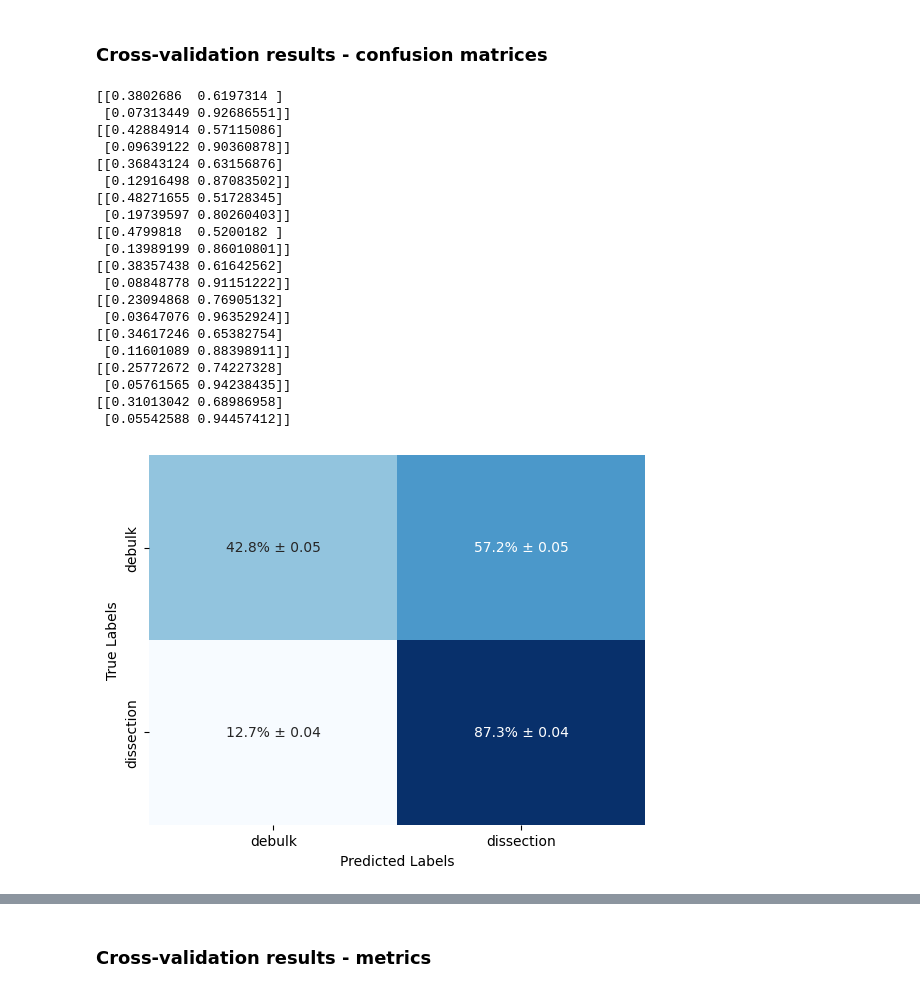
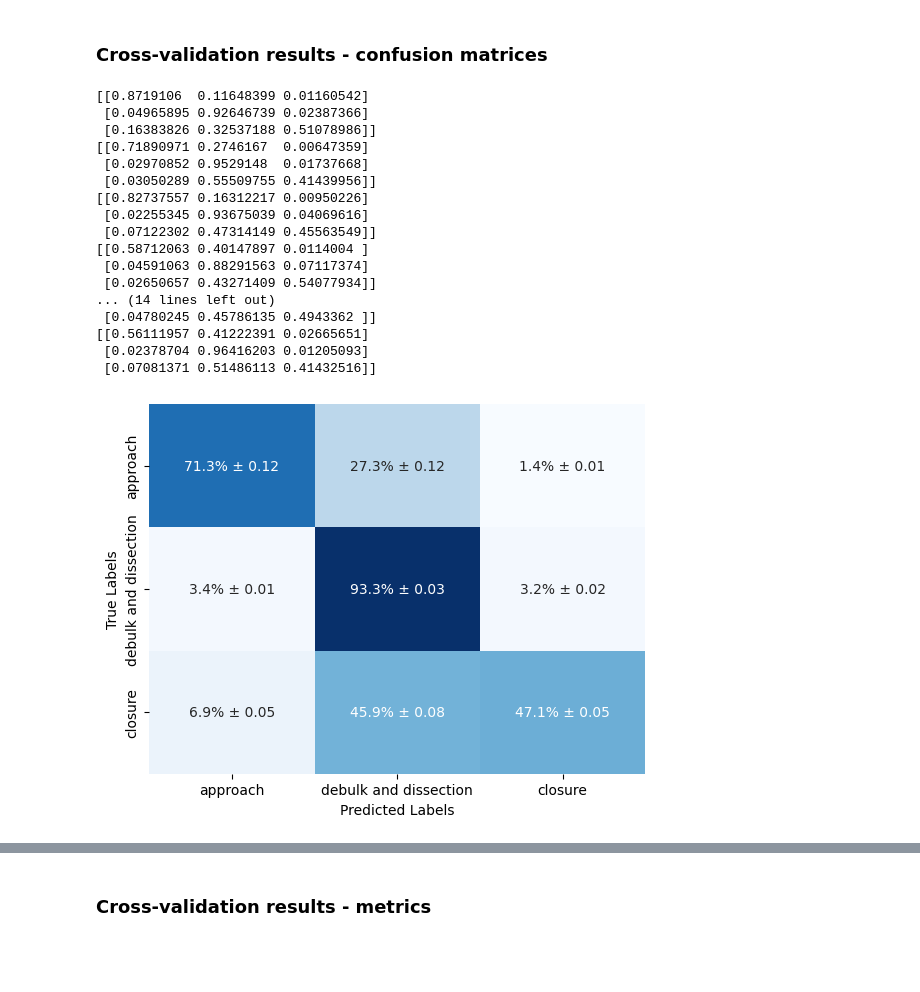
Before and after one commit to Dduva/SurgicalWorkflowProject, a Jupyter notebook: data_analysis/documentation_plotting.ipynb, the cells around one changed output, grey strips where cells are left out. Cells and saved outputs as stored; diff of their text form; code cells hidden in the pictures; blank space fills up the shorter version.

```diff
--- a/data_analysis/documentation_plotting.ipynb
+++ b/data_analysis/documentation_plotting.ipynb
@@ -375,9 +384,14 @@ folder_name_sets = [
                 # 'rLSTM_batch5_intprop_ear_1fp250_fold3',
                 # 'rLSTM_batch5_intprop_ear_1fp250_fold4',
                 # 'rLSTM_batch5_intprop_ear_1fp250_fold5']
-                 ['new_network_inv_weights_refl_1fps_250_comb',
-                  'new_network_inv_weights_refl_1fps_250_comb_2',
-                  'new_network_inv_weights_refl_1fps_250_comb_3',
-                  'new_network_inv_weights_refl_1fps_250_comb_4',
-                  'new_network_inv_weights_refl_1fps_250_comb_5']
+                 # ['new_network_inv_weights_refl_1fps_250_comb_1',
+                 #  'new_network_inv_weights_refl_1fps_250_comb_2',
+                 #  'new_network_inv_weights_refl_1fps_250_comb_3',
+                 #  'new_network_inv_weights_refl_1fps_250_comb_4',
+                 #  'new_network_inv_weights_refl_1fps_250_comb_5'],
+                  # ['new_network_inv_weights_refl_1fps_250_phase_fold1',
+                  # 'new_network_inv_weights_refl_1fps_250_phase_fold2',
+                  # 'new_network_inv_weights_refl_1fps_250_phase_fold3',
+                  # 'new_network_inv_weights_refl_1fps_250_phase_fold4',
+                  # 'new_network_inv_weights_refl_1fps_250_phase_fold5']
                ]
@@ -417,30 +398,27 @@ def create_average_confusion_matrix(saving_path, final_results_folder, folder_na
 # %%
-# saving_path = '/Users/dorotheeduvaux 1/UCL CSML/MSc Project'
-saving_path = '/Users/dorotheeduvaux/PycharmProjects/SurgicalWorkflowProject'
-final_results_folder = 'FinalResults'
-final_results_folder = 'results'
+saving_path = '/Users/dorotheeduvaux 1/UCL CSML/MSc Project'
+# saving_path = '/Users/dorotheeduvaux/PycharmProjects/SurgicalWorkflowProject'
+final_results_folder = 'FinalResults/extraResults'
+#final_results_folder = 'results'
 for weight_type in ['best', 'last']:
     for folder_name_set in folder_name_sets:
         create_average_confusion_matrix(saving_path, final_results_folder, folder_name_set, weight_type)
 # %% [output]
-[[0.3802686  0.6197314 ]
- [0.07313449 0.92686551]]
-[[0.42884914 0.57115086]
- [0.09639122 0.90360878]]
-[[0.36843124 0.63156876]
- [0.12916498 0.87083502]]
-[[0.48271655 0.51728345]
- [0.19739597 0.80260403]]
-[[0.4799818  0.5200182 ]
- [0.13989199 0.86010801]]
-[[0.38357438 0.61642562]
- [0.08848778 0.91151222]]
-[[0.23094868 0.76905132]
- [0.03647076 0.96352924]]
-[[0.34617246 0.65382754]
- [0.11601089 0.88398911]]
-[[0.25772672 0.74227328]
- [0.05761565 0.94238435]]
-[[0.31013042 0.68986958]
- [0.05542588 0.94457412]]
+[[0.8719106  0.11648399 0.01160542]
+ [0.04965895 0.92646739 0.02387366]
+ [0.16383826 0.32537188 0.51078986]]
+[[0.71890971 0.2746167  0.00647359]
+ [0.02970852 0.9529148  0.01737668]
+ [0.03050289 0.55509755 0.41439956]]
+[[0.82737557 0.16312217 0.00950226]
+ [0.02255345 0.93675039 0.04069616]
+ [0.07122302 0.47314149 0.45563549]]
+[[0.58712063 0.40147897 0.0114004 ]
+ [0.04591063 0.88291563 0.07117374]
+ [0.02650657 0.43271409 0.54077934]]
+... (14 lines left out)
+ [0.04780245 0.45786135 0.4943362 ]]
+[[0.56111957 0.41222391 0.02665651]
+ [0.02378704 0.96416203 0.01205093]
+ [0.07081371 0.51486113 0.41432516]]
-[figure, old version]
+[figure, new version]
```
Also changed, not shown: parts of 18 cells of this notebook, 29 other files.
